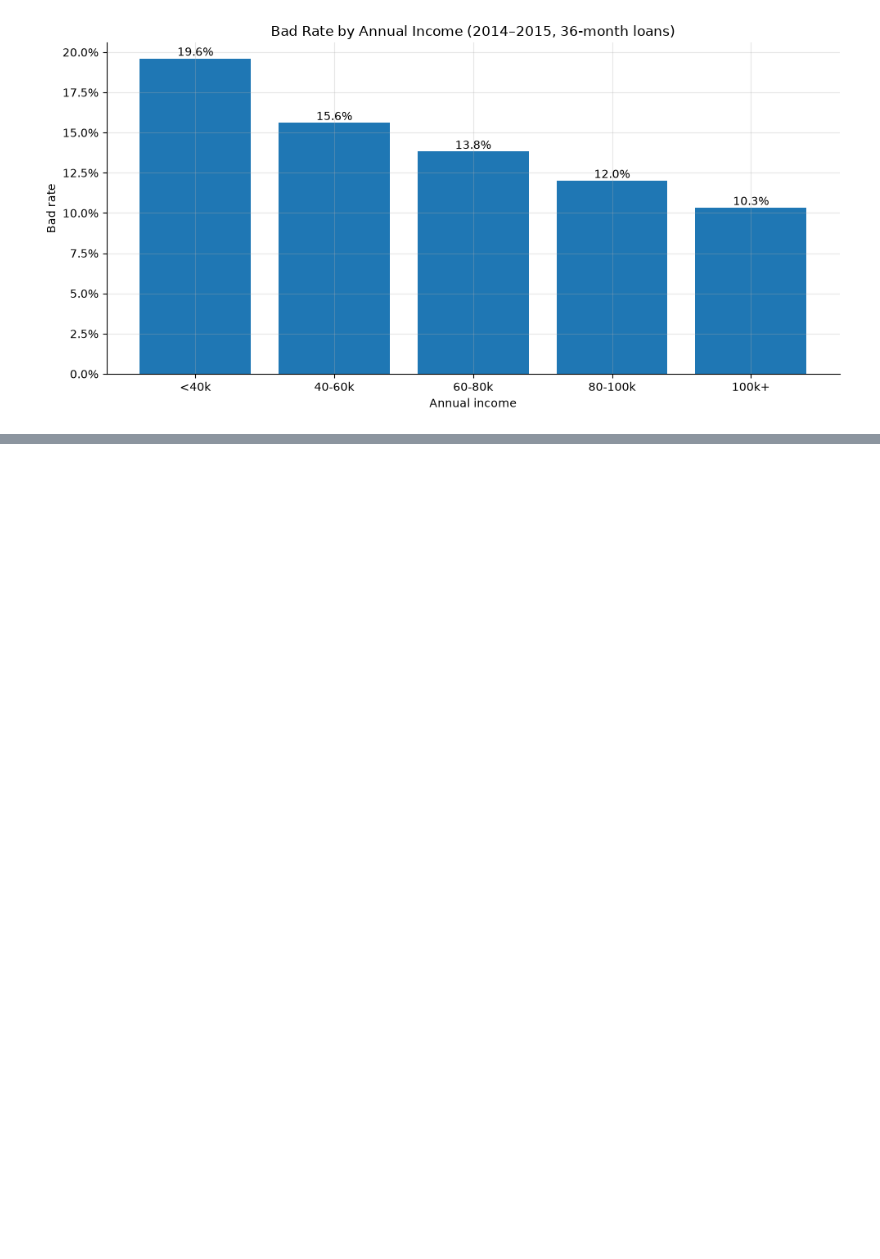
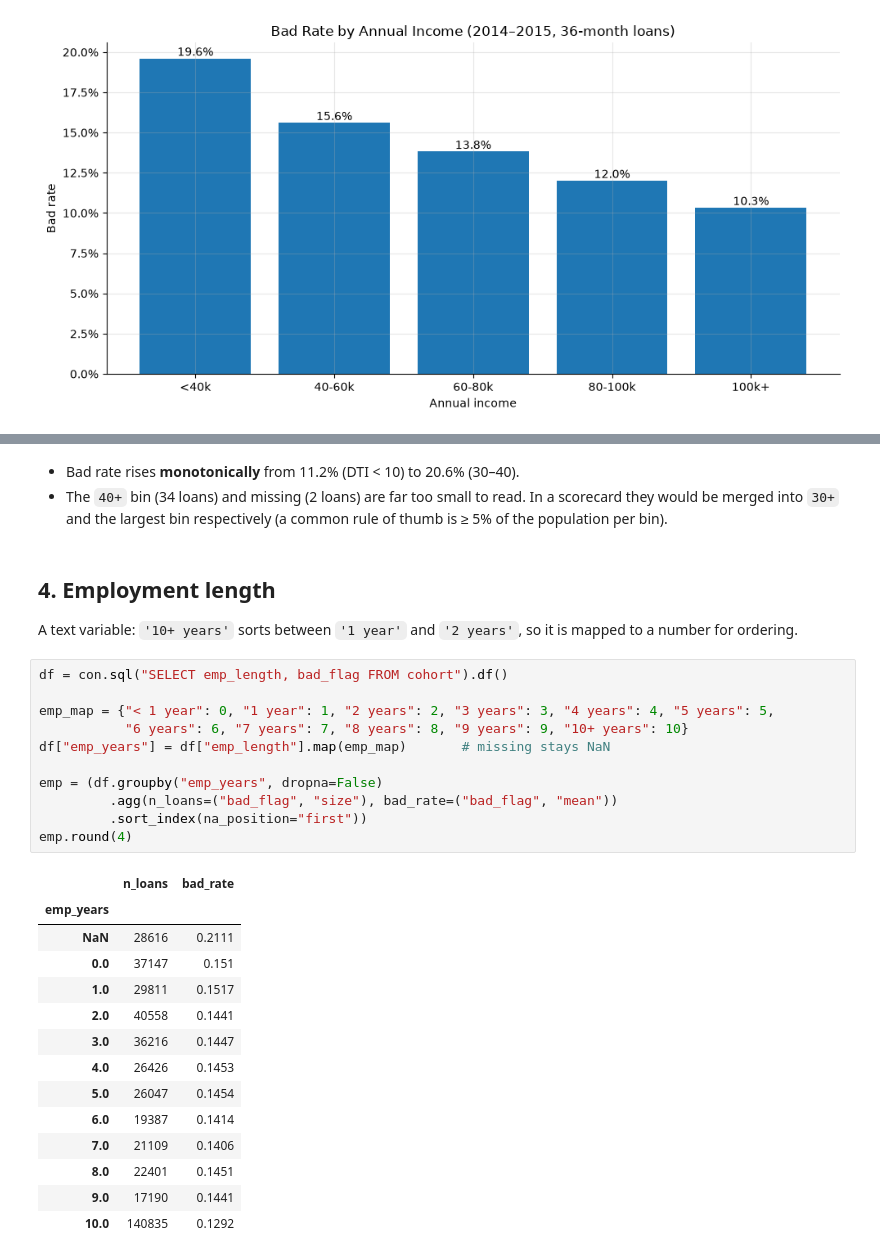
Before and after one commit to qichenz-0825/lending-club-credit-risk-analysis, a Jupyter notebook: Notebooks/05_application_risk_drivers.ipynb, the cells around one changed output, grey strips where cells are left out. Saved outputs shown, nothing was run; the diff lists cells and outputs as text; blank space fills up the shorter version.

```diff
--- a/Notebooks/05_application_risk_drivers.ipynb
+++ b/Notebooks/05_application_risk_drivers.ipynb
@@ -96,0 +145,32 @@ plt.show()
+# %% [markdown]
+* Bad rate rises **monotonically** from 11.2% (DTI < 10) to 20.6% (30–40).
+* The `40+` bin (34 loans) and missing (2 loans) are far too small to read. In a scorecard they would be merged into `30+` and the largest bin respectively (a common rule of thumb is ≥ 5% of the population per bin).
+# %% [markdown]
+## 4. Employment length
+A text variable: `'10+ years'` sorts between `'1 year'` and `'2 years'`, so it is mapped to a number for ordering.
+# %%
+df = con.sql("SELECT emp_length, bad_flag FROM cohort").df()
+
+emp_map = {"< 1 year": 0, "1 year": 1, "2 years": 2, "3 years": 3, "4 years": 4, "5 years": 5,
+           "6 years": 6, "7 years": 7, "8 years": 8, "9 years": 9, "10+ years": 10}
+df["emp_years"] = df["emp_length"].map(emp_map)       # missing stays NaN
+
+emp = (df.groupby("emp_years", dropna=False)
+         .agg(n_loans=("bad_flag", "size"), bad_rate=("bad_flag", "mean"))
+         .sort_index(na_position="first"))
+emp.round(4)
+# %% [output]
+|  | n_loans | bad_rate |
+| emp_years |  |  |
+| NaN | 28616 | 0.2111 |
+| 0.0 | 37147 | 0.151 |
+| 1.0 | 29811 | 0.1517 |
+| 2.0 | 40558 | 0.1441 |
+| 3.0 | 36216 | 0.1447 |
+| 4.0 | 26426 | 0.1453 |
+| 5.0 | 26047 | 0.1454 |
+| 6.0 | 19387 | 0.1414 |
+| 7.0 | 21109 | 0.1406 |
+| 8.0 | 22401 | 0.1451 |
+| 9.0 | 17190 | 0.1441 |
+| 10.0 | 140835 | 0.1292 |
```
Also changed, not shown: parts of 13 cells of this notebook, 14 other files.
